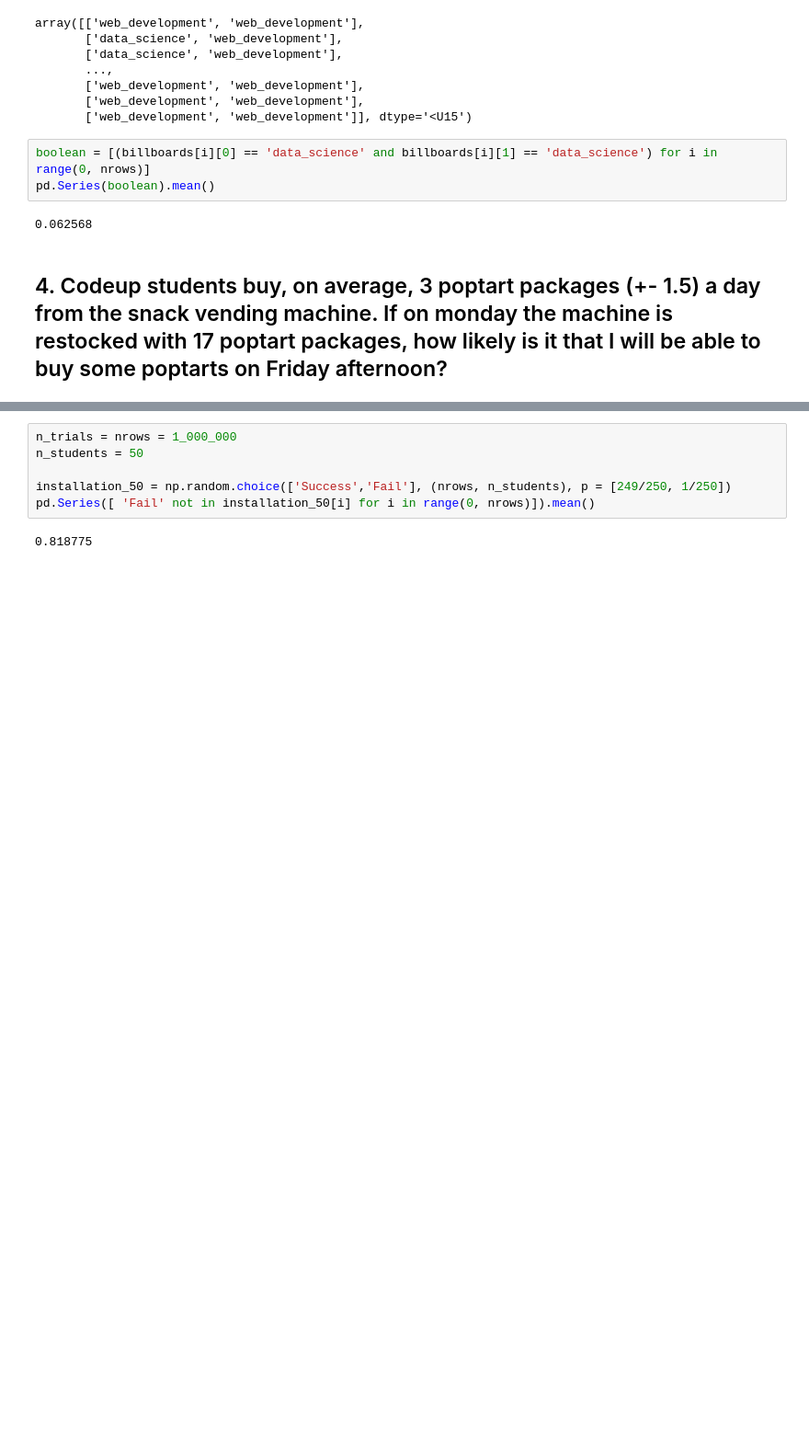
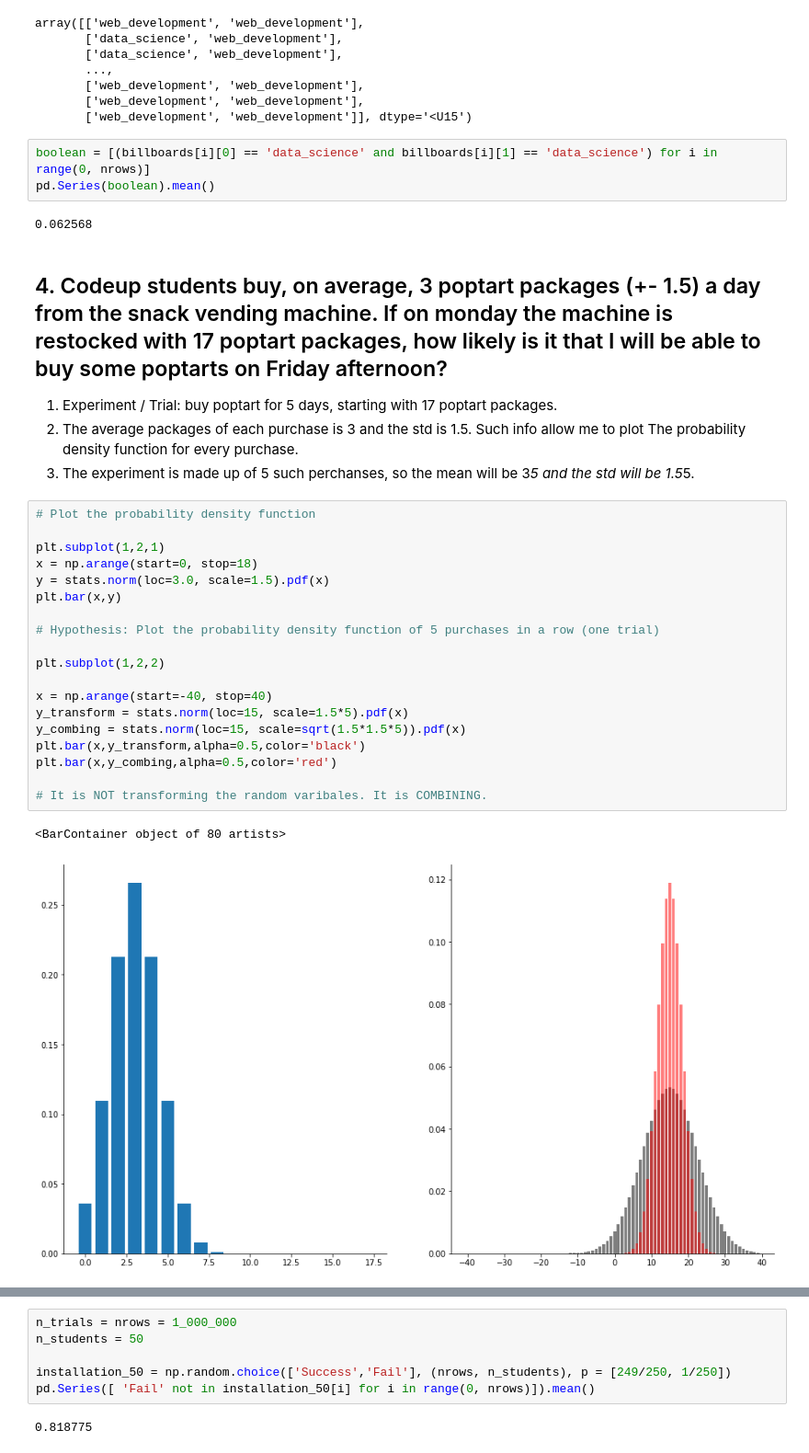
Before and after one commit to Yongliang-Shi/statistics-exercises, a Jupyter notebook: simulation.ipynb, the cells around one changed output, grey strips where cells are left out. Shown: that part at 92% size. Cells and saved outputs as stored; diff of their text form; blank space fills up the shorter version.

```diff
--- a/simulation.ipynb
+++ b/simulation.ipynb
@@ -80,3 +187,29 @@ pd.Series(boolean).mean()
 0.062568
 # %% [markdown]
 ## 4. Codeup students buy, on average, 3 poptart packages (+- 1.5) a day from the snack vending machine. If on monday the machine is restocked with 17 poptart packages, how likely is it that I will be able to buy some poptarts on Friday afternoon?
+
+1. Experiment / Trial: buy poptart for 5 days, starting with 17 poptart packages.
+2. The average packages of each purchase is 3 and the std is 1.5. Such info allow me to plot The probability density function for every purchase.
+3. The experiment is made up of 5 such perchanses, so the mean will be 3*5 and the std will be 1.5*5.
+# %%
+# Plot the probability density function
+
+plt.subplot(1,2,1)
+x = np.arange(start=0, stop=18)
+y = stats.norm(loc=3.0, scale=1.5).pdf(x)
+plt.bar(x,y)
+
+# Hypothesis: Plot the probability density function of 5 purchases in a row (one trial)
+
+plt.subplot(1,2,2)
+
+x = np.arange(start=-40, stop=40)
+y_transform = stats.norm(loc=15, scale=1.5*5).pdf(x)
+y_combing = stats.norm(loc=15, scale=sqrt(1.5*1.5*5)).pdf(x)
+plt.bar(x,y_transform,alpha=0.5,color='black')
+plt.bar(x,y_combing,alpha=0.5,color='red')
+
+# It is NOT transforming the random varibales. It is COMBINING.
+# %% [output]
+<BarContainer object of 80 artists>
+[figure, added]
```
Also changed, not shown: parts of 49 cells of this notebook.
